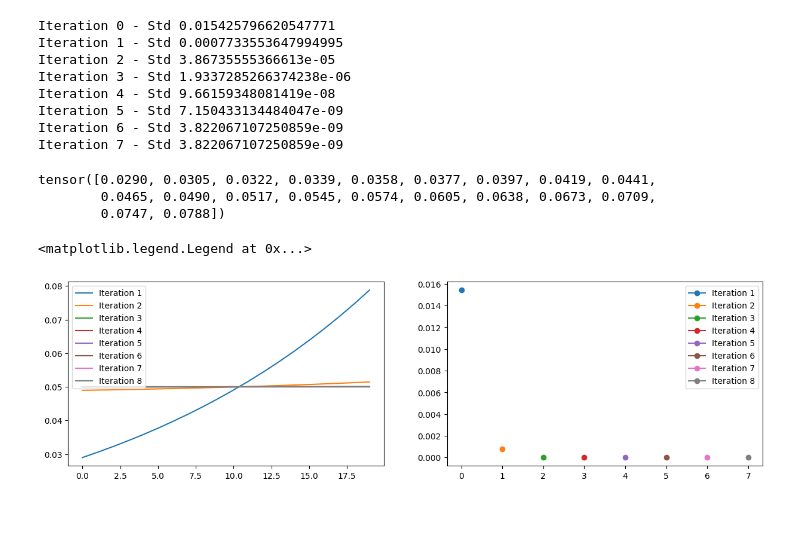
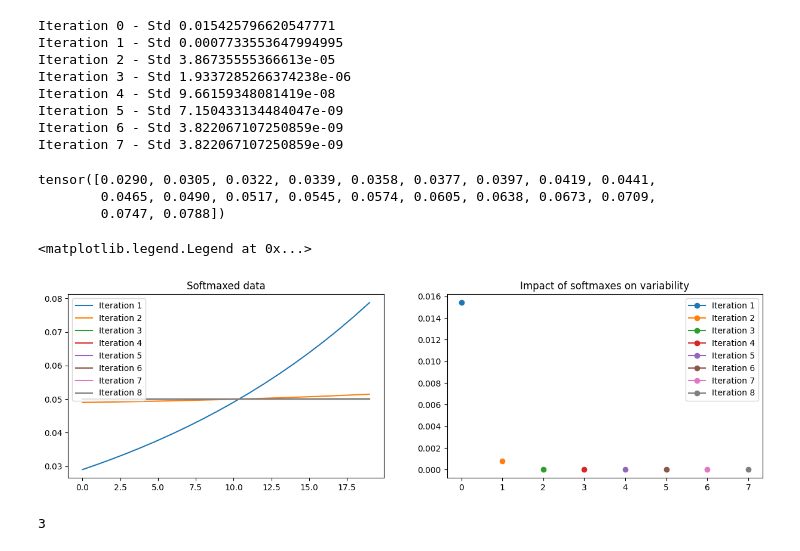
Before and after one commit to bobcowher/llm_course_mike_x_cohen, a Jupyter notebook: Part2_LargeLanguageModels/build/exercises/PlayingWithMultinomial.ipynb, the cells around one changed output. Saved outputs shown, nothing was run; the diff lists cells and outputs as text; code cells hidden in the pictures; blank space fills up the shorter version.

```diff
--- a/Part2_LargeLanguageModels/build/exercises/PlayingWithMultinomial.ipynb
+++ b/Part2_LargeLanguageModels/build/exercises/PlayingWithMultinomial.ipynb
@@ -46,20 +46,45 @@ Iteration 7 - Std 3.822067107250859e-09
 # %%
 fig, ax = plt.subplots(1, 2, figsize=(15, 4))
 
 print(softmaxes[0])
 
 for i in range(8):
     ax[0].plot(torch.arange(0, len(softmaxes[i] + 1)), softmaxes[i], label=f"Iteration {i + 1}")
     ax[1].plot(i, torch.std(softmaxes[i]), label=f"Iteration {i + 1}", marker='o')
 
-ax[0].title("Softmaxed data")
-ax[1].title("Impact of softmaxes on variability")
+ax[0].set_title("Softmaxed data")
+ax[1].set_title("Impact of softmaxes on variability")
 
 ax[0].legend()
 ax[1].legend()
 # %% [output]
 tensor([0.0290, 0.0305, 0.0322, 0.0339, 0.0358, 0.0377, 0.0397, 0.0419, 0.0441,
         0.0465, 0.0490, 0.0517, 0.0545, 0.0574, 0.0605, 0.0638, 0.0673, 0.0709,
         0.0747, 0.0788])
 <matplotlib.legend.Legend at 0x...>
-[figure, old version]
+[figure, new version]
+# %%
+small_set_softmax = []
+medium_set_softmax = []
+large_set_softmax = []
+
+temps = [0.5, 1, 3]
+
+for idx,temp in enumerate(temps):
+
+    small_set = torch.cat([torch.linspace(-0.4, 0.4, 100), torch.tensor([6])], dim=0)
+    medium_set = torch.cat([torch.linspace(-1.0, 1.0, 100), torch.tensor([6])], dim=0)
+    large_set = torch.cat([torch.linspace(-5.0, 5, 100), torch.tensor([6])], dim=0)
+
+    small_set_scaled = small_set / temp
+    medium_set_scaled = medium_set / temp
+    large_set_scaled = large_set / temp
+
+    small_set_softmax.append(torch.softmax(small_set_scaled, dim=0))
+    medium_set_softmax.append(torch.softmax(medium_set_scaled, dim=0))
+    large_set_softmax.append(torch.softmax(large_set_scaled, dim=0))
+
+
+len(small_set_softmax)
+# %% [output]
+3
```
Also changed, not shown: parts of 2 cells of this notebook, 7 other files.
